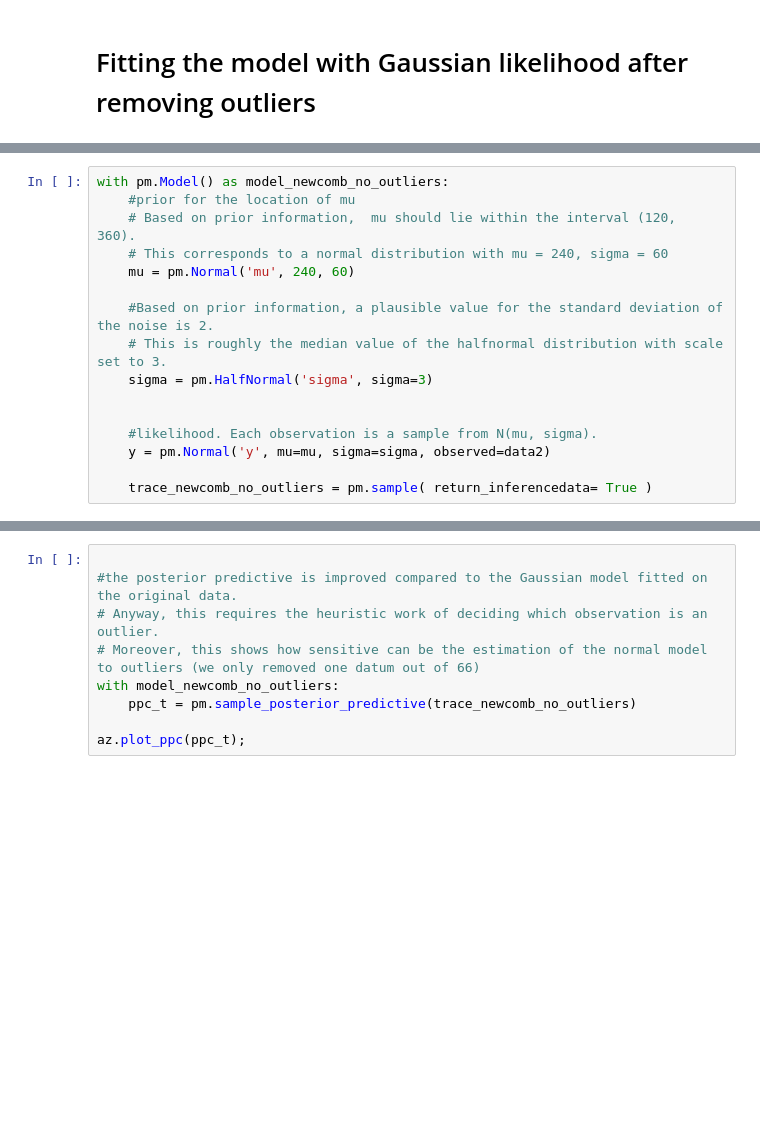
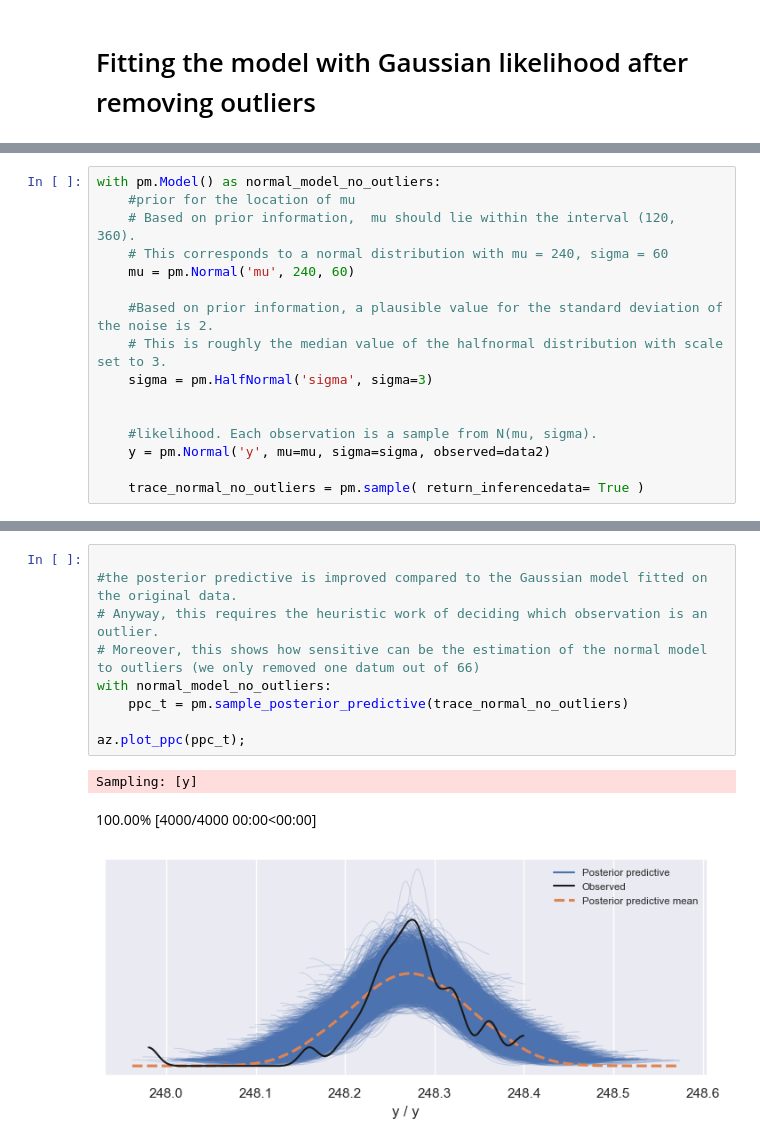
Before and after one commit to gcorani/bda, a Jupyter notebook: 2-ProbProgramming-normal-normal.ipynb, the cells around one changed output, grey strips where cells are left out. Cells and saved outputs as stored; diff of their text form; blank space fills up the shorter version.

```diff
--- a/2-ProbProgramming-normal-normal.ipynb
+++ b/2-ProbProgramming-normal-normal.ipynb
@@ -516,5 +545,5 @@ print(len(data2))
 # %%
-with pm.Model() as model_newcomb_no_outliers:
+with pm.Model() as normal_model_no_outliers:
     #prior for the location of mu
     # Based on prior information,  mu should lie within the interval (120,  360).
     # This corresponds to a normal distribution with mu = 240, sigma = 60
@@ -528,4 +557,4 @@ with pm.Model() as model_newcomb_no_outliers:
     #likelihood. Each observation is a sample from N(mu, sigma).
     y = pm.Normal('y', mu=mu, sigma=sigma, observed=data2)
 
-    trace_newcomb_no_outliers = pm.sample( return_inferencedata= True )
+    trace_normal_no_outliers = pm.sample( return_inferencedata= True )
@@ -537,9 +579,13 @@ pd.concat([b,c])
 # %%
 
 #the posterior predictive is improved compared to the Gaussian model fitted on the original data.
 # Anyway, this requires the heuristic work of deciding which observation is an outlier.
 # Moreover, this shows how sensitive can be the estimation of the normal model to outliers (we only removed one datum out of 66)
-with model_newcomb_no_outliers:
-    ppc_t = pm.sample_posterior_predictive(trace_newcomb_no_outliers)
+with normal_model_no_outliers:
+    ppc_t = pm.sample_posterior_predictive(trace_normal_no_outliers)
 
 az.plot_ppc(ppc_t);
+# %% [output]
+Sampling: [y]
+100.00% [4000/4000 00:00<00:00]
+[figure, added]
```
Also changed, not shown: parts of 16 cells of this notebook, 4 other files.
